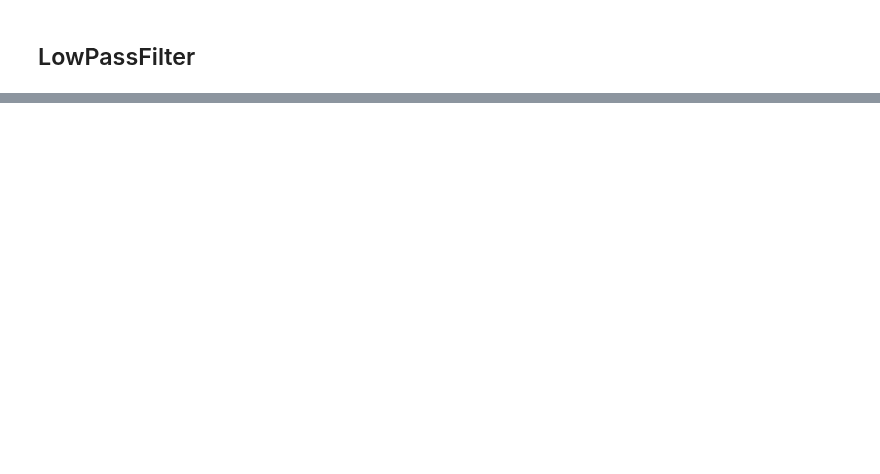
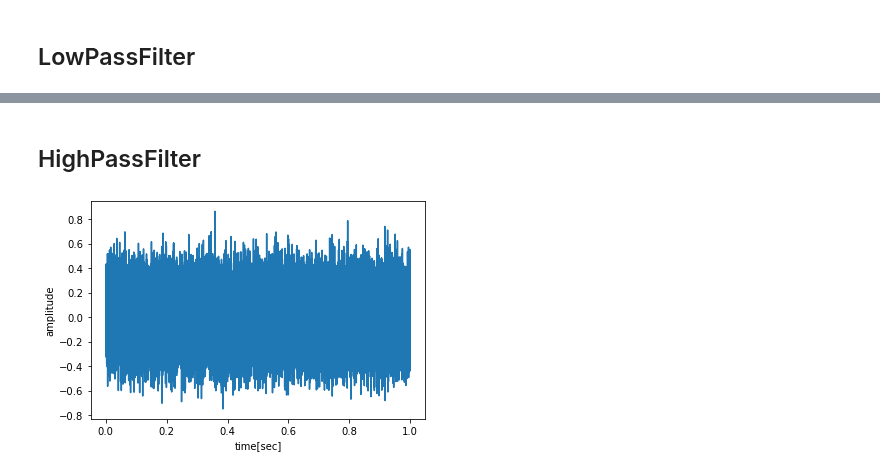
Before and after one commit to ryoma-jp/samples, a Jupyter notebook: python/filter/FilterSample.ipynb, the cells around one changed output, grey strips where cells are left out. Drawn from its saved outputs; the diff is of its cells as text; code cells hidden in the pictures; blank space fills up the shorter version.

```diff
--- a/python/filter/FilterSample.ipynb
+++ b/python/filter/FilterSample.ipynb
@@ -66,0 +67,21 @@ plt.close()
+# %% [markdown]
+## HighPassFilter
+# %%
+class HighPassFilterParameters():
+    freq_pass = 6000
+    freq_stop = 3000
+    gain_pass = 3
+    gain_stop = 40
+    btype = 'highpass'
+# %%
+param = HighPassFilterParameters()
+data_hpf = signal_filter(data, FS, param.freq_pass, param.freq_stop, param.gain_pass, param.gain_stop, param.btype)
+# %%
+plt.figure()
+plt.plot(t, data_hpf)
+plt.xlabel('time[sec]')
+plt.ylabel('amplitude')
+plt.show()
+plt.close()
+# %% [output]
+[figure, added]
```
Also changed, not shown: parts of 18 cells of this notebook.
